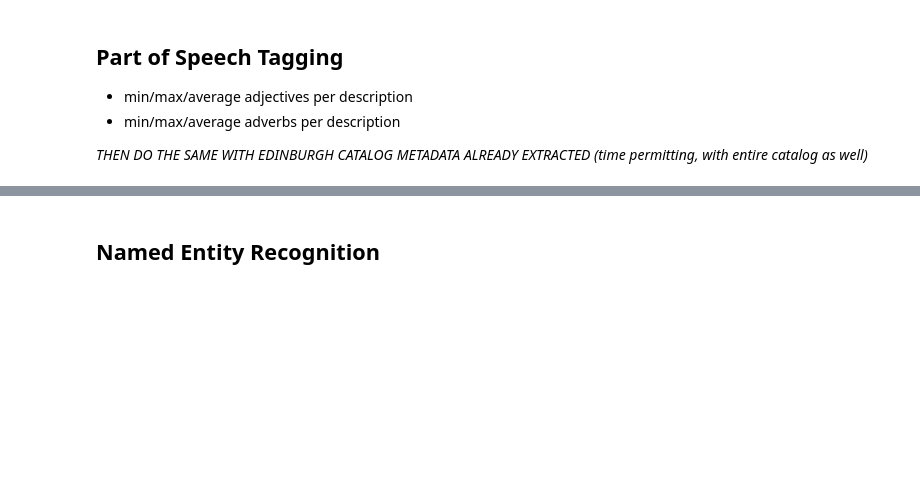
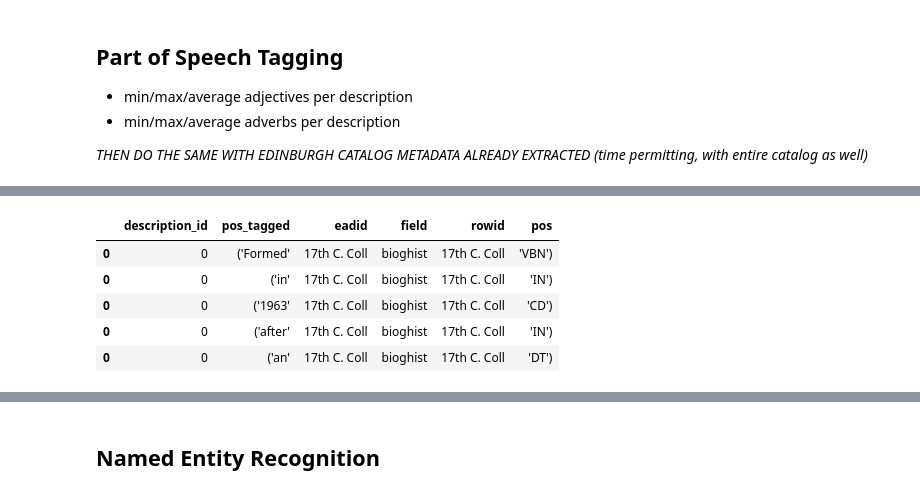
Before and after one commit to thegoose20/nusc, a Jupyter notebook: analysis_metadata.ipynb, the cells around one changed output, grey strips where cells are left out. Saved outputs shown, nothing was run; the diff lists cells and outputs as text; code cells hidden in the pictures; blank space fills up the shorter version.

```diff
--- a/analysis_metadata.ipynb
+++ b/analysis_metadata.ipynb
@@ -384,0 +446,4 @@ pos_tagged[:10]
+# %%
+df_pos = df_ead.drop(columns=["doc"])
+df_pos = df_pos.explode("pos_tagged")
+df_pos.head()
@@ -384,0 +457,10 @@ pos_tagged[:10]
+# %%
+df_pos[["pos_tagged", "pos"]] = df_pos["pos_tagged"].astype("string").str.split(", ", expand=True)
+df_pos.head()
+# %% [output]
+|  | description_id | pos_tagged | eadid | field | rowid | pos |
+| 0 | 0 | ('Formed' | 17th C. Coll | bioghist | 17th C. Coll | 'VBN') |
+| 0 | 0 | ('in' | 17th C. Coll | bioghist | 17th C. Coll | 'IN') |
+| 0 | 0 | ('1963' | 17th C. Coll | bioghist | 17th C. Coll | 'CD') |
+| 0 | 0 | ('after' | 17th C. Coll | bioghist | 17th C. Coll | 'IN') |
+| 0 | 0 | ('an' | 17th C. Coll | bioghist | 17th C. Coll | 'DT') |
```
Also changed, not shown: parts of 20 cells of this notebook.
